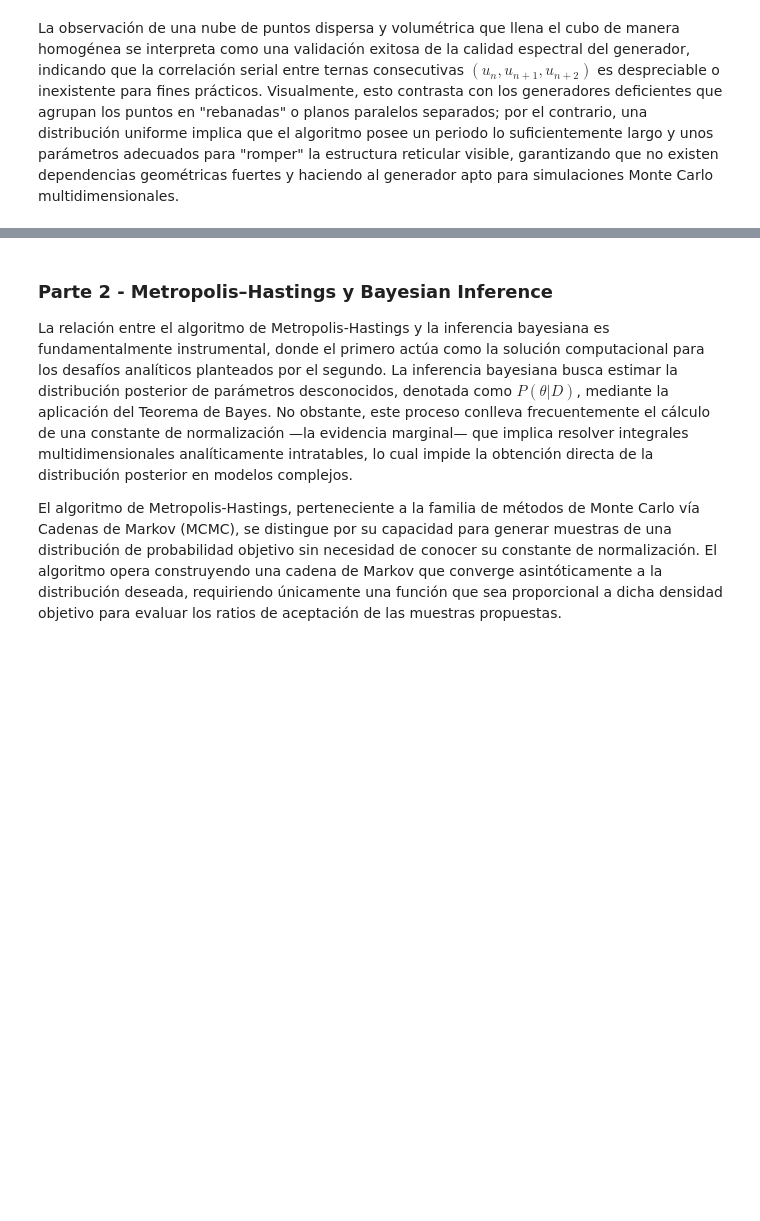
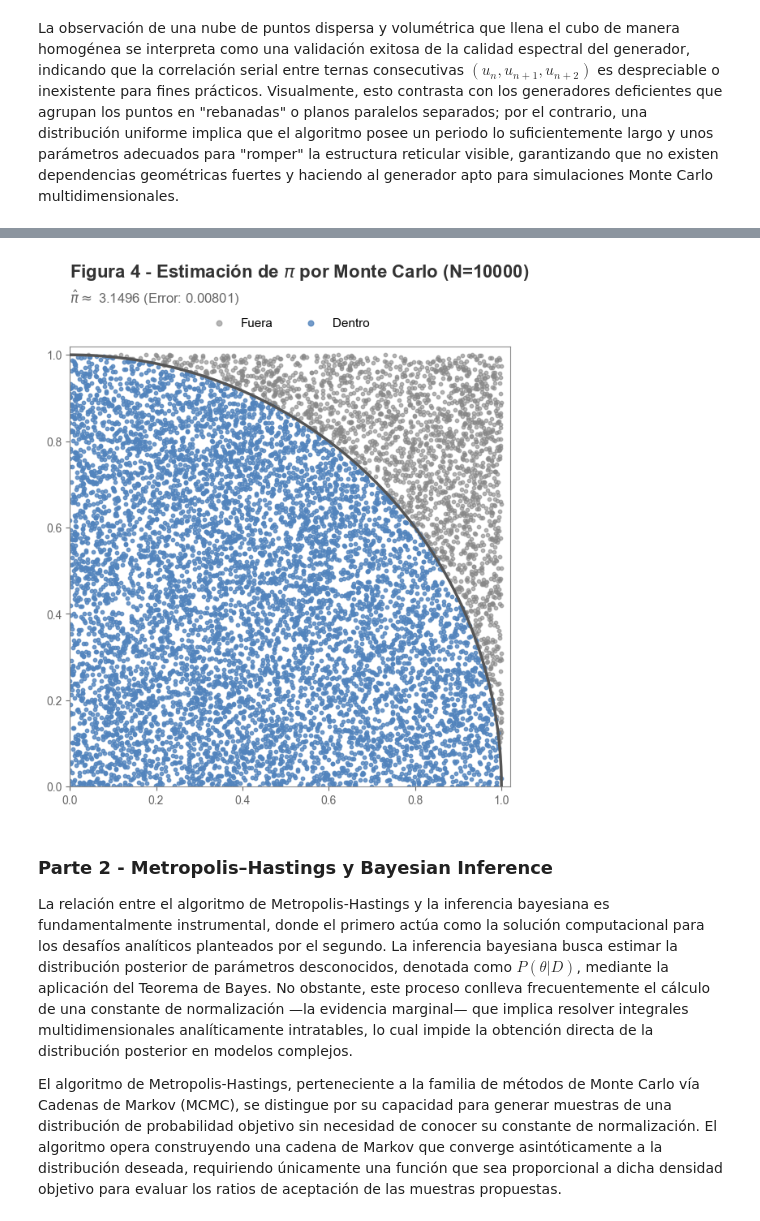
Before and after one commit to georgsmeinung/tpi-simulacion, a Jupyter notebook: tpi-simulation-in-data-science.ipynb, the cells around one changed output, grey strips where cells are left out. Saved outputs shown, nothing was run; the diff lists cells and outputs as text; code cells hidden in the pictures; blank space fills up the shorter version.

```diff
--- a/tpi-simulation-in-data-science.ipynb
+++ b/tpi-simulation-in-data-science.ipynb
@@ -473,3 +515,98 @@ pi_val = estimar_y_graficar_pi_final(n)
+# %%
+# Figura 4 - Gráfico de Estimación de Pi
+def graficar_simulacion_pi(
+    n_puntos, pi_estimado, inside_x, inside_y,
+    outside_x, outside_y
+):
+    plt.figure(figsize=(7, 7))
+    ax = plt.gca()
+
+    col_in = COLOR_AZUL
+    col_out = COLOR_GRIS_OSCURO
+
+    # Puntos Fuera
+    plt.scatter(
+        outside_x,
+        outside_y,
+        color=col_out,
+        s=10,
+        label='Fuera',
+        alpha=0.6,
+        zorder=1
+    )
+
+    # Puntos Dentro
+    plt.scatter(
+        inside_x,
+        inside_y,
+        color=col_in,
+        s=10,
+        label='Dentro ',
+        alpha=0.8,
+        zorder=2
+    )
+
+    # Arco del círculo
+    t = np.linspace(0, np.pi/2, 200)
+    plt.plot(
+        np.cos(t),
+        np.sin(t),
+        color=COLOR_LEYENDA,
+        lw=2.5,
+        linestyle='-',
+        zorder=3
+    )
+
+    # Bordes (Spines)
+    spines = ['top', 'right', 'left', 'bottom']
+    for spine in spines:
+        ax.spines[spine].set_visible(True)
+        ax.spines[spine].set_color(COLOR_LINEAINF)
+
+    ax.tick_params(axis='both', colors=COLOR_ESCALA)
+    plt.xlim(0, 1.02)
+    plt.ylim(0, 1.02)
+    ax.set_aspect('equal')
+
+    # Título Principal
+    titulo = f"Figura 4 - Estimación de $\\pi$ por Monte Carlo (N={n_puntos})"
+    plt.text(
+        0, 1.18, titulo, fontsize=16,
+        weight='bold', color=COLOR_TITULO
+    )
+
+    # Subtítulo con error
+    error = abs(pi_estimado - np.pi)
+    txt_sub = (
+        f"$\\hat{{\\pi}} \\approx$ {pi_estimado:.4f} "
+        f"(Error: {error:.5f})"
+    )
+    plt.text(
+        0, 1.12, txt_sub, fontsize=12,
+        color=COLOR_ESCALA
+    )
+
+    # Leyenda
+    plt.legend(
+        bbox_to_anchor=(0.5, 1.09),
+        loc='upper center',
+        ncol=2,
+        frameon=False,
+        fontsize=11,
+        markerscale=1.5
+    )
+
+    plt.tight_layout()
+    plt.show()
+
+# 3. Generar gráfico
+graficar_simulacion_pi(
+    n, pi_est,
+    in_x, in_y,
+    out_x, out_y
+)
+# %% [output]
+[figure, added]
 # %% [markdown]
 ### Parte 2 - Metropolis–Hastings y Bayesian Inference
 
```
Also changed, not shown: parts of 86 cells of this notebook, 1 other file.
